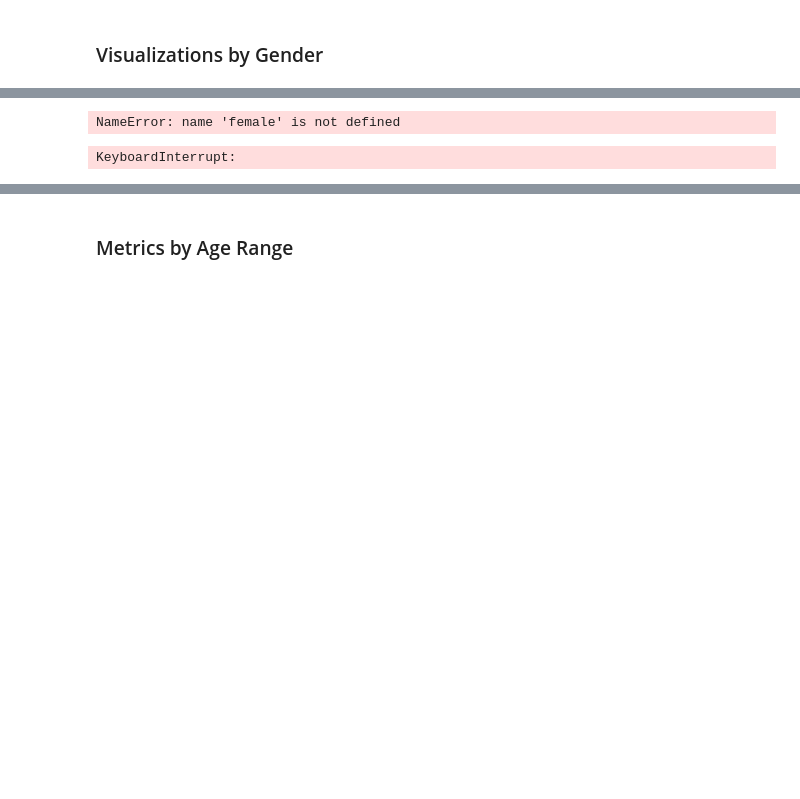
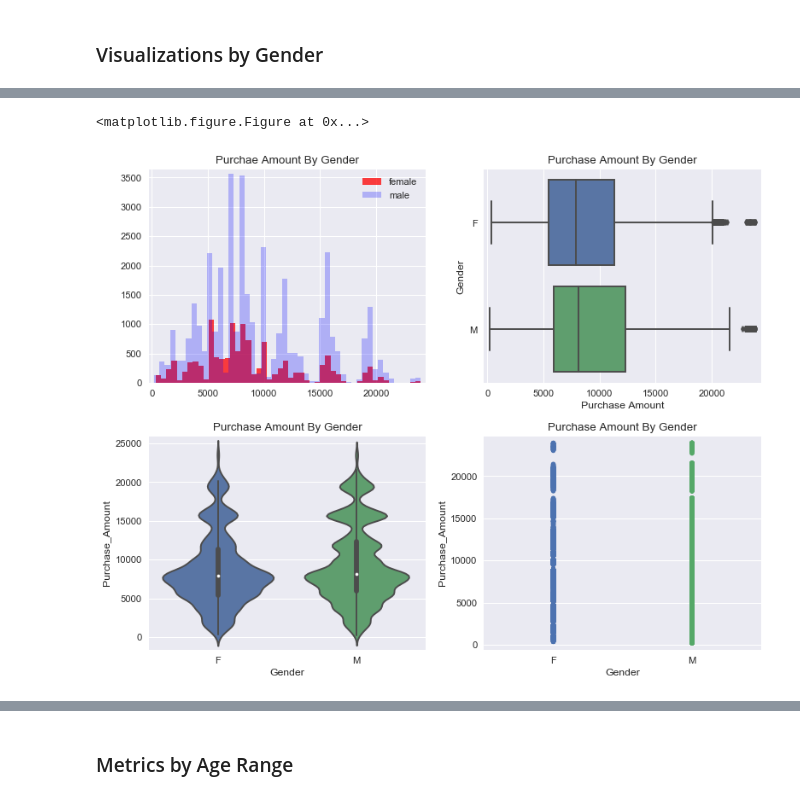
Before and after one commit to kcalab92/Springboard-DataScience, a Jupyter notebook: Capstone1_PurchaseAmountPrediction/Capstone1_Purchase_Prediction_Storytelling_Current.ipynb, the cells around one changed output, grey strips where cells are left out. Saved outputs shown, nothing was run; the diff lists cells and outputs as text; code cells hidden in the pictures; blank space fills up the shorter version.

```diff
--- a/Capstone1_PurchaseAmountPrediction/Capstone1_Purchase_Prediction_Storytelling_Current.ipynb
+++ b/Capstone1_PurchaseAmountPrediction/Capstone1_Purchase_Prediction_Storytelling_Current.ipynb
@@ -29,0 +97,5 @@ for word in phrase:
+# %%
+# converts above dictionaries to data frames
+unq_cats_prch_user = pd.DataFrame.from_dict((unique_cats_user), orient='index')
+two_plus_cats_prch_user = pd.DataFrame.from_dict((cats_two_plus), orient='index')
+cats_five_plus = pd.DataFrame.from_dict((cats_five_plus), orient='index')
@@ -265,39 +451,41 @@ MinNumberPurchasesUsers :  1
 # %%
 plt.gcf().clear()
 import seaborn as sns
-#Histogram of purchase amount by gender
 
-plt.hist(female['Purchase_Amount'], bins = 50, alpha=.5, label='female', color='pink')
+plt.figure(num=None, figsize=(10, 8), dpi=80, facecolor='w', edgecolor='k')
 
+# Histogram of purchase amount by gender
 plt.subplot(2,2,1)
-plt.hist(female['Purchase_Amount'], bins = 50, alpha=.75, label='female', color='red')
-plt.hist(male['Purchase_Amount'], bins = 50, alpha=.25, label='male', color='blue')
+genderDfs['Female']['Purchase_Amount'].hist(bins = 50, alpha=.75, label='female', color='red')
+genderDfs['Male']['Purchase_Amount'].hist(bins = 50, alpha=.25, label='male', color='blue')
 plt.title('Purchae Amount By Gender')
 plt.legend(loc = 'upper right')
 plt.margins(.02)
 
 #Box and whiskers of purchase amount by gender
 plt.subplot(2,2,2)
 sns.boxplot(x = 'Purchase_Amount', y = 'Gender', data=trainDf)
 plt.xlabel('Purchase Amount')
 plt.ylabel('Gender')
 plt.title('Purchase Amount By Gender')
 plt.margins(.02)
 
 #Violin plot of purchase amount by gender
 plt.subplot(2,2,3)
 sns.violinplot(x='Gender', y='Purchase_Amount', data=trainDf)
 plt.title('Purchase Amount By Gender')
 plt.margins(.02)
 
 # Strip plot of purchase amount by gender
 plt.subplot(2,2,4)
 sns.stripplot(x= 'Gender', y= 'Purchase_Amount', data = trainDf)
 plt.title('Purchase Amount By Gender')
 plt.margins(.02)
 
 plt.tight_layout()
 
+
 plt.show()
 # %% [output]
-NameError: name 'female' is not defined
+<matplotlib.figure.Figure at 0x...>
+[figure, added]
@@ -310,14 +491,0 @@ plt.show()
-# %%
-def f(row):
-    if row['Gender'] == 'M':
-        val = 1
-    else:
-        val = 0
-    return val
-
-trainDf['Gender_0_1'] = trainDf.apply(f, axis=1)
-
-plt.subplot(2,1,1)
-sns.swarmplot(x= 'Gender_0_1', y= 'Purchase_Amount', data = trainDf)
-# %% [output]
-KeyboardInterrupt:
```
Also changed, not shown: parts of 34 cells of this notebook.
